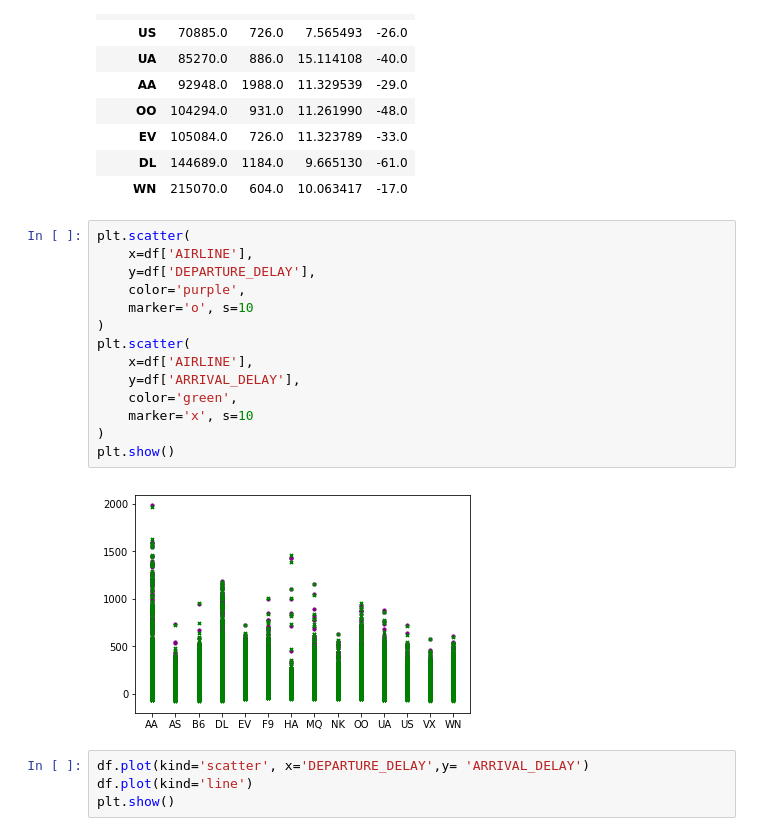
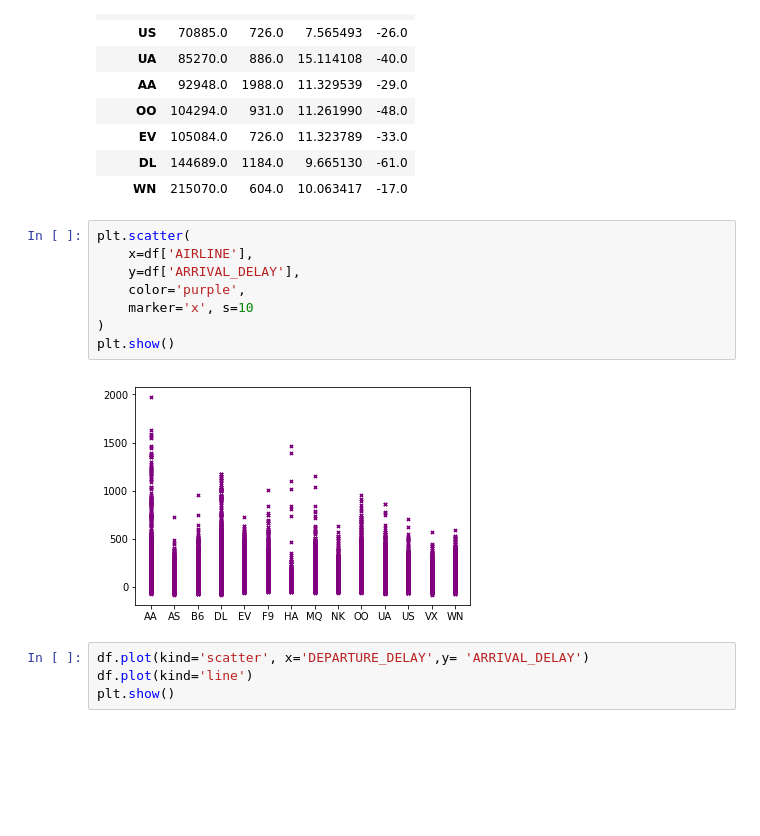
Before and after one commit to acudoc/Thinkful-Projects, a Jupyter notebook: Prep_Capstone.ipynb, the cells around one changed output. Cells and saved outputs as stored; diff of their text form; blank space fills up the shorter version.

```diff
--- a/Prep_Capstone.ipynb
+++ b/Prep_Capstone.ipynb
@@ -130,19 +130,13 @@ global_stats
 # %%
 plt.scatter(
     x=df['AIRLINE'],
-    y=df['DEPARTURE_DELAY'],
+    y=df['ARRIVAL_DELAY'],
     color='purple',
-    marker='o', s=10
-)
-plt.scatter(
-    x=df['AIRLINE'],
-    y=df['ARRIVAL_DELAY'],
-    color='green',
     marker='x', s=10
 )
 plt.show()
 # %% [output]
-[figure, old version]
+[figure, new version]
 # %%
 df.plot(kind='scatter', x='DEPARTURE_DELAY',y= 'ARRIVAL_DELAY')
 df.plot(kind='line')
```
Also changed, not shown: parts of 9 cells of this notebook.
